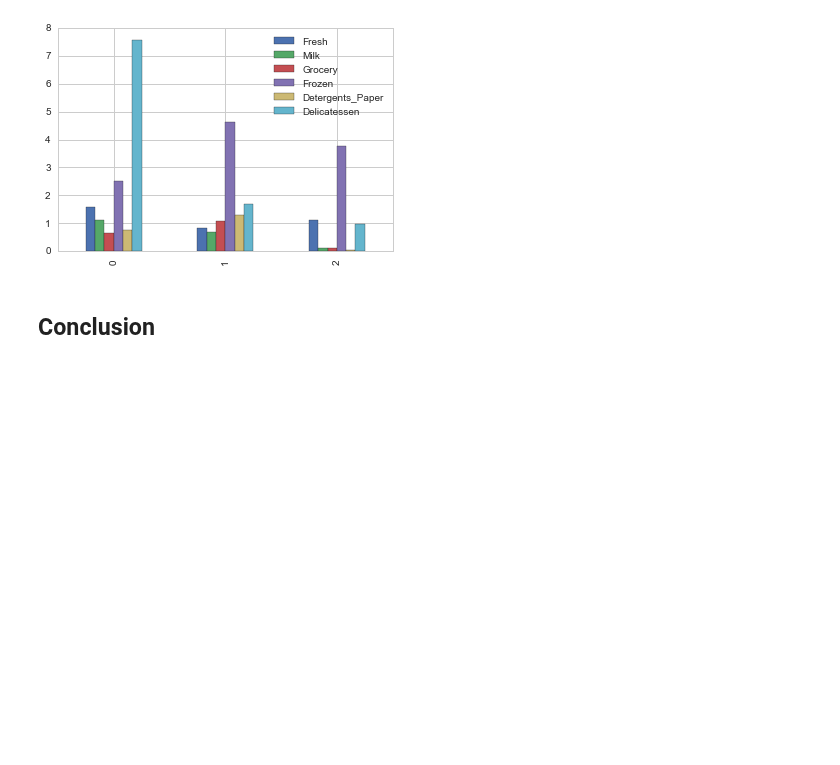
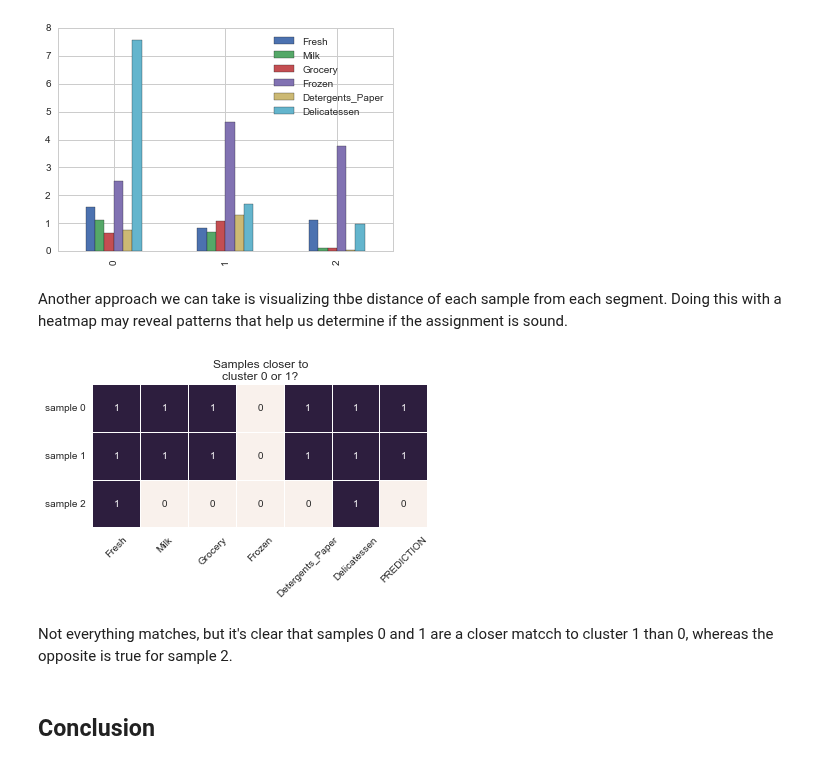
Before and after one commit to baumanab/Udacity_MachineLearningEngineer_ND, a Jupyter notebook: projects/creating_customer_segments/customer_segments.ipynb, the cells around one changed output. Saved outputs shown, nothing was run; the diff lists cells and outputs as text; code cells hidden in the pictures; blank space fills up the shorter version.

```diff
--- a/projects/creating_customer_segments/customer_segments.ipynb
+++ b/projects/creating_customer_segments/customer_segments.ipynb
@@ -687,6 +695,27 @@ samp_mean= samples/good_mean
 # %% [output]
 <matplotlib.axes._subplots.AxesSubplot at 0x...>
 [figure]
+# %% [markdown]
+Another approach we can take is visualizing thbe distance of each sample from each segment. Doing this with a heatmap may reveal patterns that help us determine if the assignment is sound.
+# %%
+# get absolute difference
+for cluster in clusters:
+diff_seg0= np.abs(true_centers.loc["Segment 0"] - samples)
+diff_seg1= np.abs(true_centers.loc["Segment 1"] - samples)
+# %%
+# check if samples' spending closer to segment 0 or 1
+df_diffs = (diff_seg0 < diff_seg1).applymap(lambda x: 0 if x else 1) # 0 if True, 1 if False
+
+# see how cluster predictions align with similarity of spending in each category
+df_preds = pd.concat([df_diffs, pd.Series(sample_preds, name='PREDICTION')], axis=1)
+sns.heatmap(df_preds, annot=True, cbar=False, yticklabels=['sample 0', 'sample 1', 'sample 2'], linewidth=.1, square=True)
+plt.title('Samples closer to\ncluster 0 or 1?')
+plt.xticks(rotation=45, ha='center')
+plt.yticks(rotation=0);
+# %% [output]
+[figure, added]
+# %% [markdown]
+Not everything matches, but it's clear that samples 0 and 1 are a closer matcch to cluster 1 than 0, whereas the opposite is true for sample 2.
 # %% [markdown]
 ## Conclusion
 # %% [markdown]
```
Also changed, not shown: parts of 5 cells of this notebook, 1 other file.
